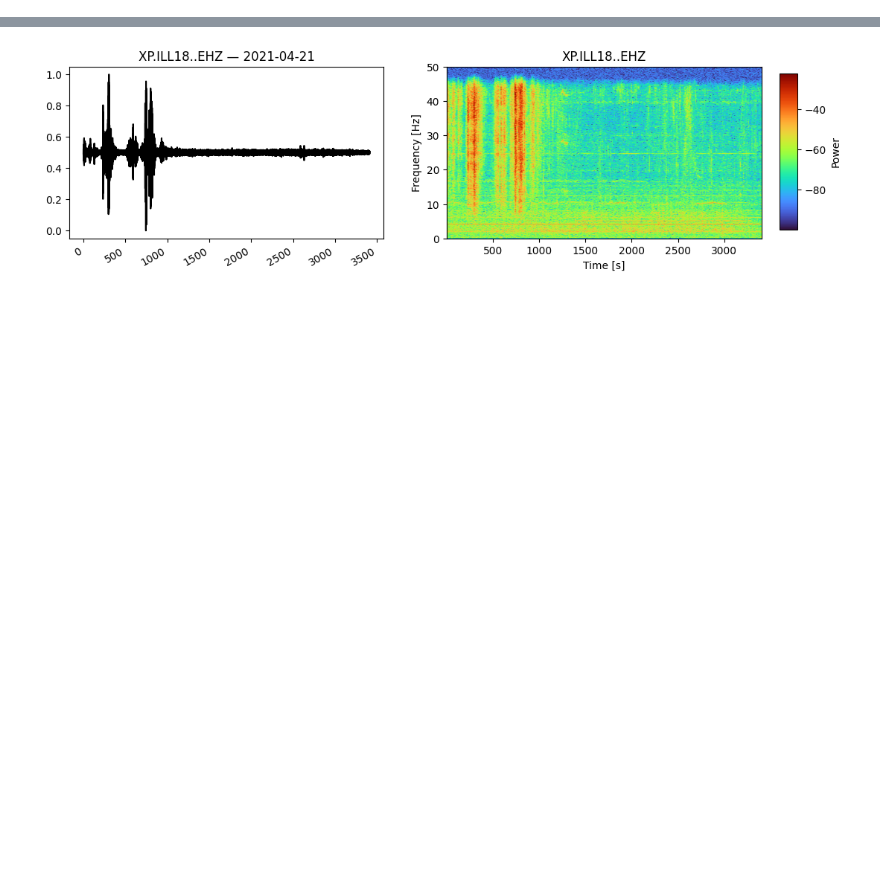
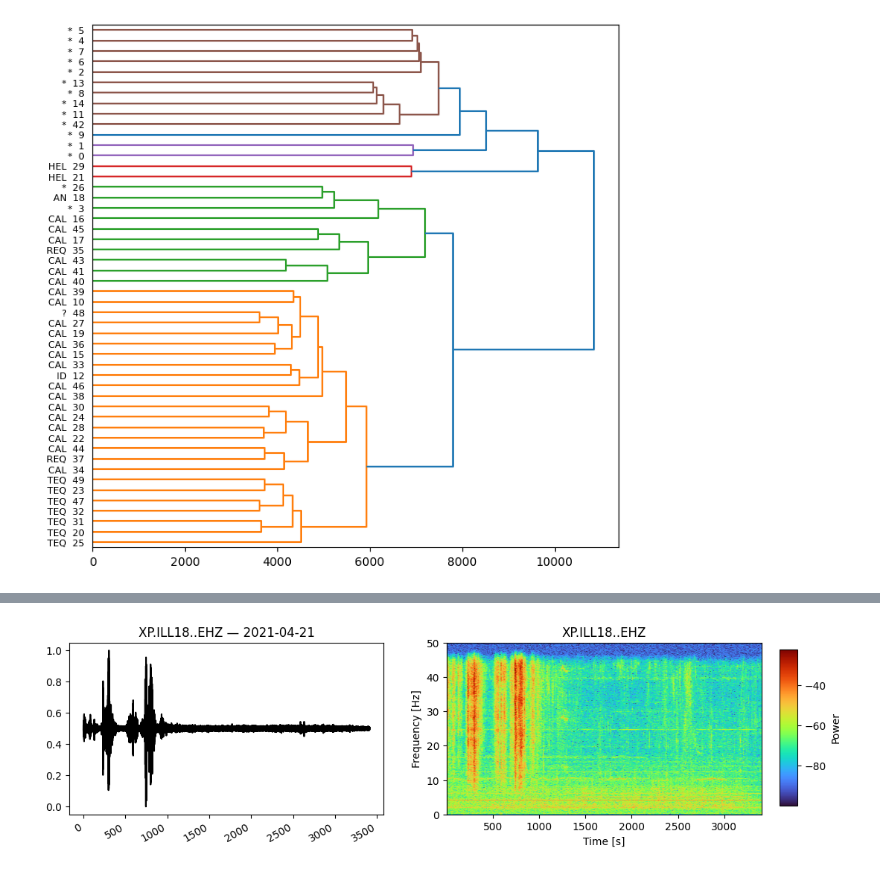
Before and after one commit to FKamper/seismic-isolation-forest, a Jupyter notebook: notebooks/to_delete.ipynb, the cells around one changed output, grey strips where cells are left out. Drawn from its saved outputs; the diff is of its cells as text; code cells hidden in the pictures; blank space fills up the shorter version.

Commit message:
updated DK scripts -- added KARAT catalog

```diff
--- a/notebooks/to_delete.ipynb
+++ b/notebooks/to_delete.ipynb
@@ -55,0 +80,27 @@ def normalize_stream_to_unit_range(stream: obspy.Stream) -> obspy.Stream:
+# %%
+with open(f"../output/DK/dtw/info/KARAT.pkl", "rb") as f:
+    info = pickle.load(f)
+# %%
+labs = np.array(pd.read_csv("../catalogs/DK/KARAT.csv", index_col=0)["labels"])
+
+for i in range(labs.shape[0]):
+    labs[i] = labs[i] + "  " + str(i)
+# %%
+indices = info[0]
+d = np.array([np.median(i[0]) for i in info[1]])
+# %%
+D = np.zeros([50, 50])
+
+for n in range(len(indices)):
+    i, j = indices[n]
+
+    D[i, j] = d[n]
+
+D = D + D.T
+# %%
+Z = linkage(squareform(D), method="complete")
+plt.figure(figsize=(8, 8))
+dendrogram(Z, orientation="right", labels=labs)
+plt.show()
+# %% [output]
+[figure, added]
```
Also changed, not shown: parts of 42 cells of this notebook, 5 other files.
